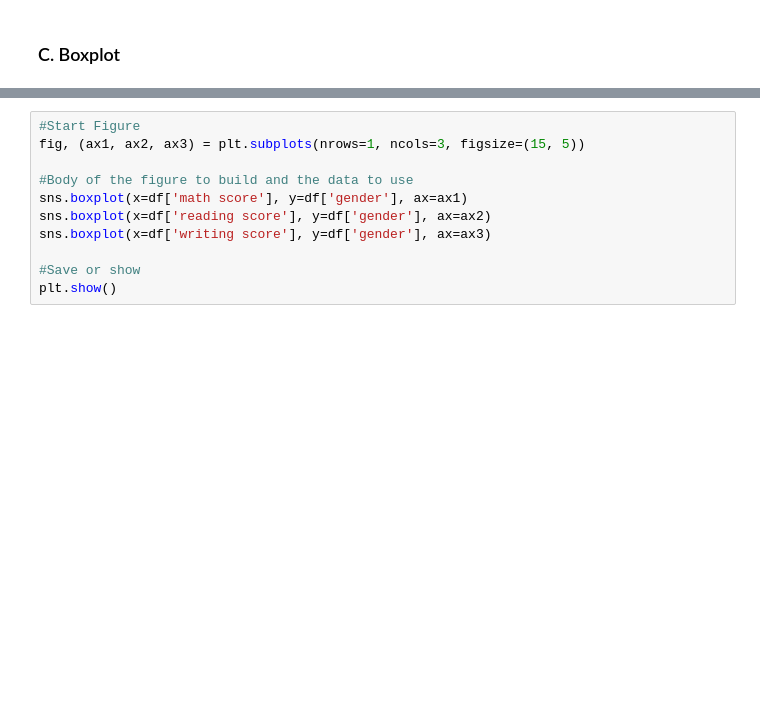
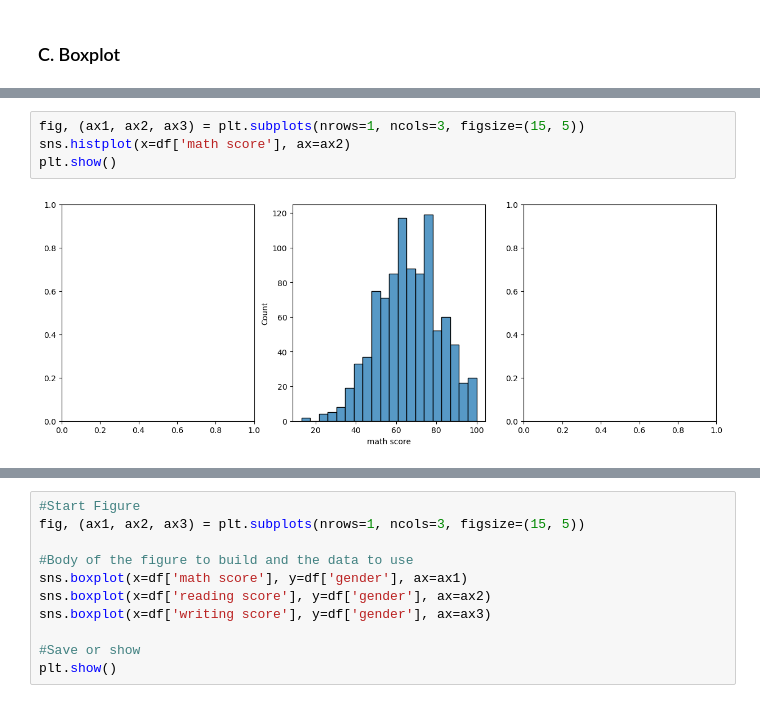
Before and after one commit to pepebonet/Intermediate_Python_BBA, a Jupyter notebook: Class_3/scripts/Code_class_3.ipynb, the cells around one changed output, grey strips where cells are left out. Drawn from its saved outputs; the diff is of its cells as text; blank space fills up the shorter version.

```diff
--- a/Class_3/scripts/Code_class_3.ipynb
+++ b/Class_3/scripts/Code_class_3.ipynb
@@ -363,0 +342,6 @@ df.head()
+# %%
+fig, (ax1, ax2, ax3) = plt.subplots(nrows=1, ncols=3, figsize=(15, 5))
+sns.histplot(x=df['math score'], ax=ax2)
+plt.show()
+# %% [output]
+[figure, added]
```
Also changed, not shown: parts of 24 cells of this notebook, 2 other files.
